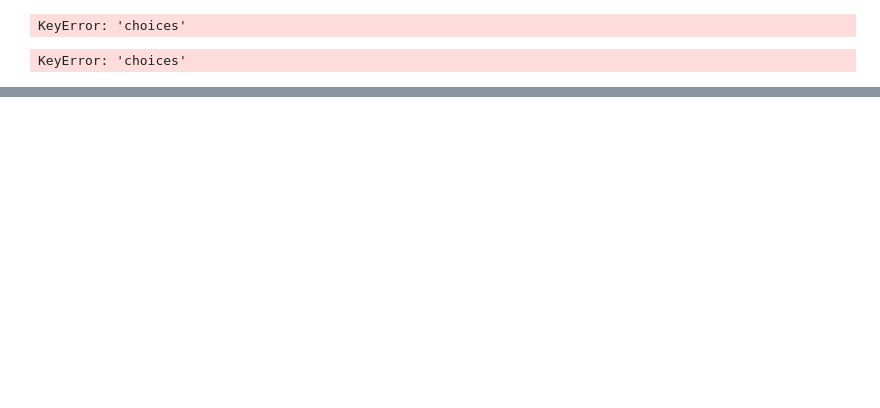
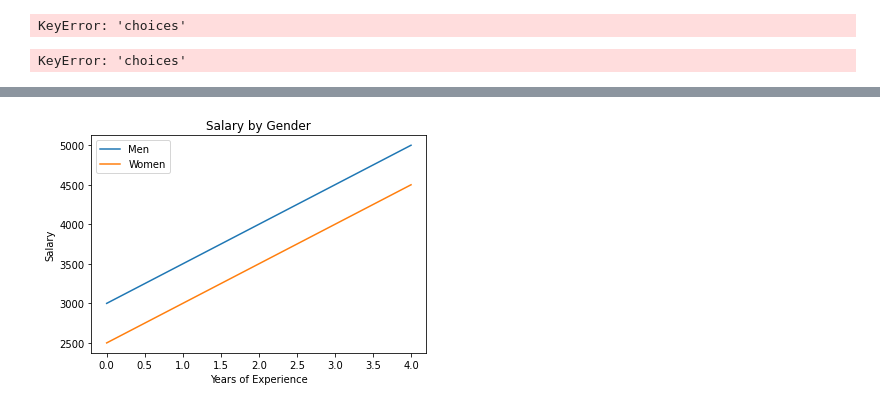
Before and after one commit to shivanandpawar/synthetic-data, a Jupyter notebook: Untitled2.ipynb, the cells around one changed output, grey strips where cells are left out. Drawn from its saved outputs; the diff is of its cells as text; code cells hidden in the pictures; blank space fills up the shorter version.

```diff
--- a/Untitled2.ipynb
+++ b/Untitled2.ipynb
@@ -51,0 +55,23 @@ Successfully installed contourpy-1.0.7 cycler-0.11.0 fonttools-4.39.3 importlib-
+# %%
+import matplotlib.pyplot as plt
+
+# Data
+salary_men = [3000, 3500, 4000, 4500, 5000]
+salary_women = [2500, 3000, 3500, 4000, 4500]
+
+# Plot
+plt.plot(salary_men, label='Men')
+plt.plot(salary_women, label='Women')
+
+# Labels
+plt.xlabel('Years of Experience')
+plt.ylabel('Salary')
+plt.title('Salary by Gender')
+
+# Legend
+plt.legend()
+
+# Show Plot
+plt.show()
+# %% [output]
+[figure, added]
```
Also changed, not shown: parts of 4 cells of this notebook.
